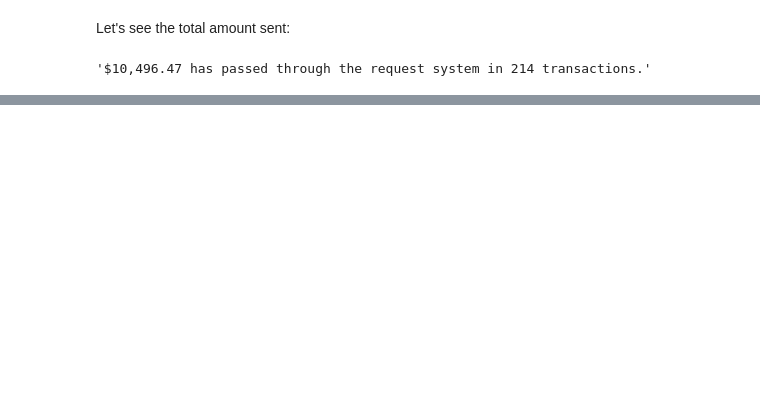
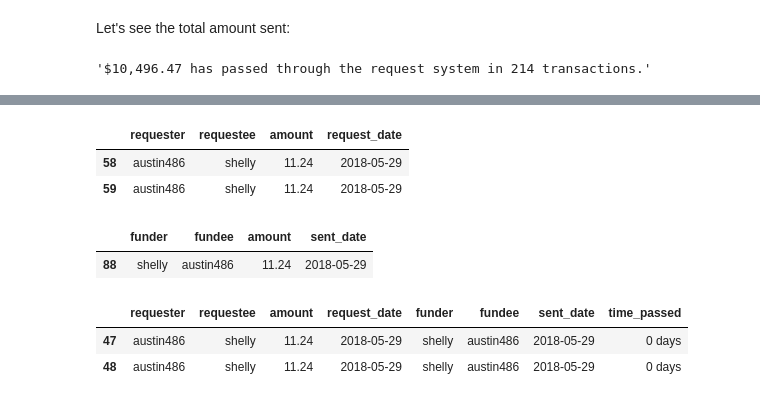
Before and after one commit to Crossroadsman/python-notes, a Jupyter notebook: libraries/pandas/Pandas.ipynb, the cells around one changed output, grey strips where cells are left out. Drawn from its saved outputs; the diff is of its cells as text; code cells hidden in the pictures; blank space fills up the shorter version.

```diff
--- a/libraries/pandas/Pandas.ipynb
+++ b/libraries/pandas/Pandas.ipynb
@@ -976,0 +991,24 @@ f'${completed_requests.amount.sum():,.2f} has passed through the request system
+# %%
+# requests
+requests[(requests.requester == 'austin486')
+       & (requests.requestee == 'shelly')
+       & (requests.request_date == '2018-05-29')]
+# %% [output]
+|  | requester | requestee | amount | request_date |
+| 58 | austin486 | shelly | 11.24 | 2018-05-29 |
+| 59 | austin486 | shelly | 11.24 | 2018-05-29 |
+# %%
+# transactions
+transactions[(transactions.funder == 'shelly')
+           & (transactions.fundee == 'austin486')]
+# %% [output]
+|  | funder | fundee | amount | sent_date |
+| 88 | shelly | austin486 | 11.24 | 2018-05-29 |
+# %%
+# merge results, observe the duplicate
+completed_requests[(completed_requests.requester == 'austin486')
+                 & (completed_requests.funder == 'shelly')]
+# %% [output]
+|  | requester | requestee | amount | request_date | funder | fundee | sent_date | time_passed |
+| 47 | austin486 | shelly | 11.24 | 2018-05-29 | shelly | austin486 | 2018-05-29 | 0 days |
+| 48 | austin486 | shelly | 11.24 | 2018-05-29 | shelly | austin486 | 2018-05-29 | 0 days |
```
Also changed, not shown: parts of 15 cells of this notebook.
